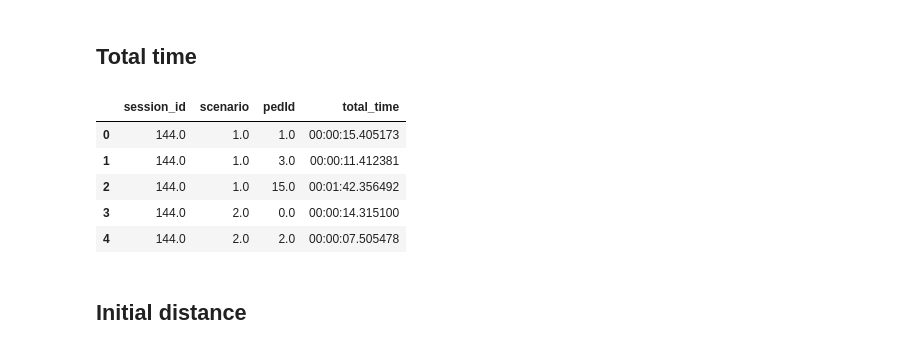
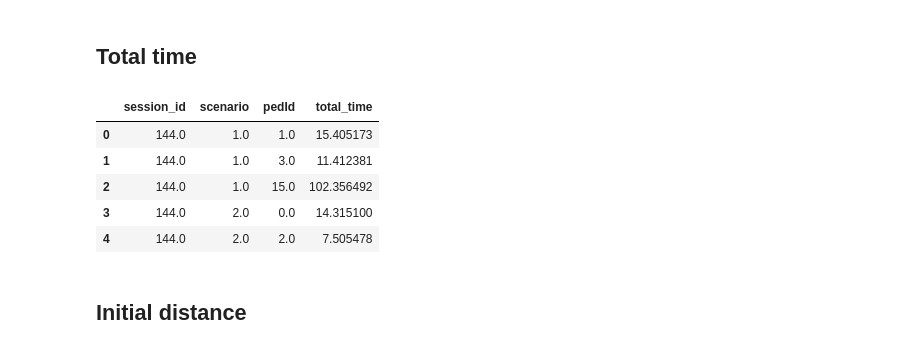
Before and after one commit to jcostamagna/thesis-python-jupyter, a Jupyter notebook: thesis_test.ipynb, the cells around one changed output. Saved outputs shown, nothing was run; the diff lists cells and outputs as text; code cells hidden in the pictures.

```diff
--- a/thesis_test.ipynb
+++ b/thesis_test.ipynb
@@ -170,16 +170,17 @@ last = df_joined.groupby(['session_id', 'scenario', 'pedId'], as_index=False).la
 # %%
 total_time = first[['session_id', 'scenario', 'pedId']].copy()
 first['timeFinal'] = last['time']
-total_time['total_time'] = (pd.to_datetime(first['timeFinal']) - pd.to_datetime(first['time']))
+total_time['total_time'] = (pd.to_datetime(first['timeFinal']) - pd.to_datetime(first['time'])).dt.total_seconds()
 #plt.plot(first['total_time'])
+#s.dt.total_seconds()
 total_time.head()
 # %% [output]
 |  | session_id | scenario | pedId | total_time |
-| 0 | 144.0 | 1.0 | 1.0 | 00:00:15.405173 |
-| 1 | 144.0 | 1.0 | 3.0 | 00:00:11.412381 |
-| 2 | 144.0 | 1.0 | 15.0 | 00:01:42.356492 |
-| 3 | 144.0 | 2.0 | 0.0 | 00:00:14.315100 |
-| 4 | 144.0 | 2.0 | 2.0 | 00:00:07.505478 |
+| 0 | 144.0 | 1.0 | 1.0 | 15.405173 |
+| 1 | 144.0 | 1.0 | 3.0 | 11.412381 |
+| 2 | 144.0 | 1.0 | 15.0 | 102.356492 |
+| 3 | 144.0 | 2.0 | 0.0 | 14.315100 |
+| 4 | 144.0 | 2.0 | 2.0 | 7.505478 |
 # %% [markdown]
 ## Initial distance
 # %%
```
Also changed, not shown: parts of 5 cells of this notebook.
